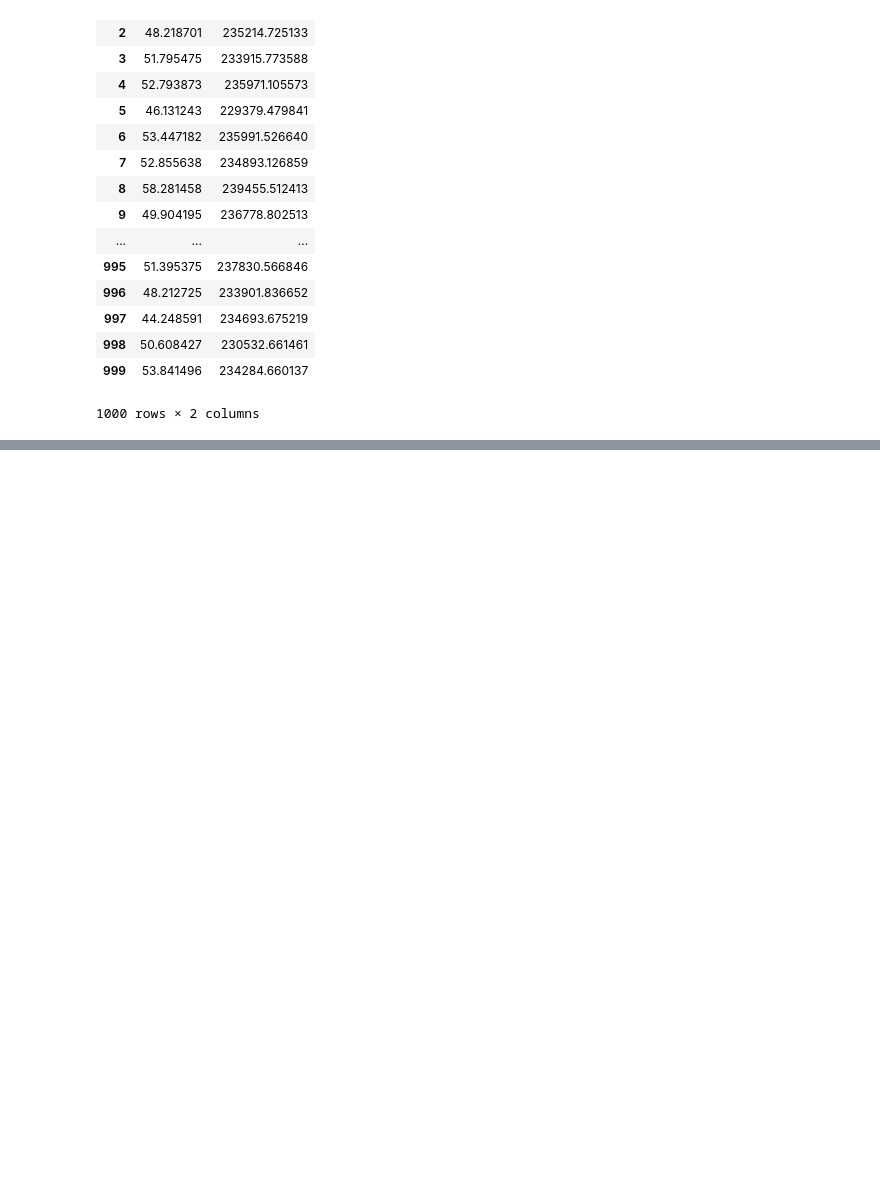
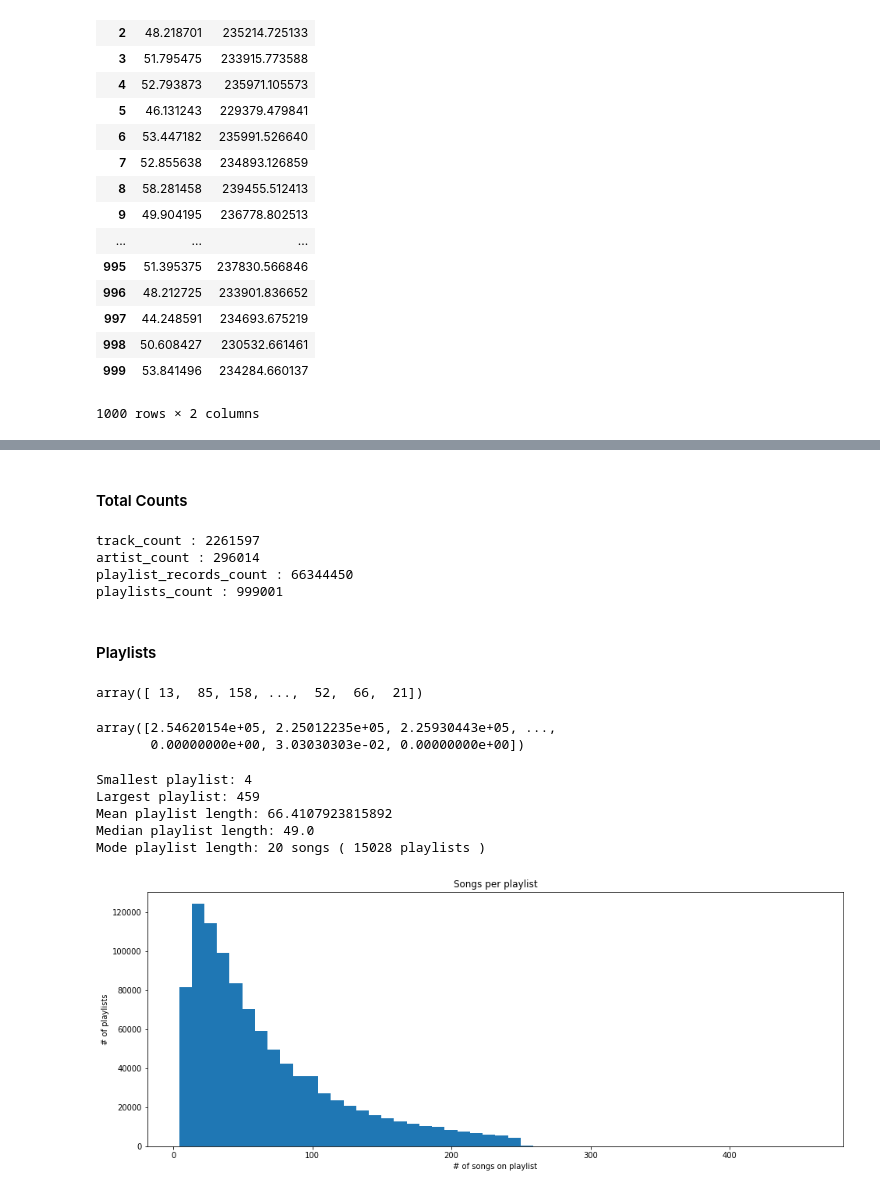
Before and after one commit to awgeezrick/CS109a_finalproject_group20, a Jupyter notebook: erik/scratch_notebook.ipynb, the cells around one changed output, grey strips where cells are left out. Cells and saved outputs as stored; diff of their text form; code cells hidden in the pictures; blank space fills up the shorter version.

Commit message:
updated erik's spotify EDA (in scratch notebook)

```diff
--- a/erik/scratch_notebook.ipynb
+++ b/erik/scratch_notebook.ipynb
@@ -17,0 +42,11 @@ from sqlalchemy.orm import sessionmaker
+# %%
+# Set database path on local drive
+db_path = "../data/spotify_songs.db"
+
+# Get sesion
+session = get_session(db_path)
+
+# Get Classes
+Playlists = getattr(get_session, "Playlists")
+Artists = getattr(get_session, "Artists")
+Tracks = getattr(get_session, "Tracks")
@@ -140,0 +237,59 @@ playlists_df
+# %% [markdown]
+#### Total Counts
+# %%
+counts = {
+    'track_count': session.query(func.count(distinct(Tracks.track_uri))).scalar(),
+    'artist_count': session.query(func.count(distinct(Artists.artist_uri))).scalar(),
+    'playlist_records_count':  session.query(func.count(Playlists.playlist_id)).scalar(),
+    'playlists_count':  session.query(func.count(distinct(Playlists.playlist_id))).scalar()
+    }
+
+for k,v in counts.items():
+    print(k, ':', v)
+# %% [output]
+track_count : 2261597
+artist_count : 296014
+playlist_records_count : 66344450
+playlists_count : 999001
+# %% [markdown]
+#### Playlists
+# %%
+# songs per playlist
+songs_per_playlist_count = session.query(Playlists.playlist_id, func.count(Playlists.track_name).label('count')).group_by(Playlists.playlist_id).all()
+
+songs_per_playlist_count = np.array(songs_per_playlist_count)
+display(songs_per_playlist_count[:, 1])
+# %% [output]
+array([ 13,  85, 158, ...,  52,  66,  21])
+# %%
+# average song length per playlist
+songs_per_playlist_avg = session.query(Playlists.playlist_id, func.avg(Playlists.duration_ms).label('avg_song_length')).group_by(Playlists.playlist_id).all()
+
+songs_per_playlist_avg = np.array(songs_per_playlist_avg)
+display(songs_per_playlist_avg[:, 1])
+# %% [output]
+array([2.54620154e+05, 2.25012235e+05, 2.25930443e+05, ...,
+       0.00000000e+00, 3.03030303e-02, 0.00000000e+00])
+# %%
+# plot playlist lengths
+fig, ax = plt.subplots(1, 1, figsize=(16, 6))
+
+ax.hist(songs_per_playlist_count[:, 1], bins=50);
+
+ax.set_title('Songs per playlist')
+ax.set_ylabel('# of playlists')
+ax.set_xlabel('# of songs on playlist');
+
+print('Smallest playlist:', np.min(songs_per_playlist_count[:, 1]))
+print('Largest playlist:', np.max(songs_per_playlist_count[:, 1]))
+print('Mean playlist length:', np.mean(songs_per_playlist_count[:, 1]))
+print('Median playlist length:', np.median(songs_per_playlist_count[:, 1]))
+print('Mode playlist length:', stats.mode(songs_per_playlist_count[:, 1])[0][0], 'songs (',
+     stats.mode(songs_per_playlist_count[:, 1])[1][0], 'playlists )')
+# %% [output]
+Smallest playlist: 4
+Largest playlist: 459
+Mean playlist length: 66.4107923815892
+Median playlist length: 49.0
+Mode playlist length: 20 songs ( 15028 playlists )
+[figure, added]
```
Also changed, not shown: parts of 20 cells of this notebook, 2 other files.
